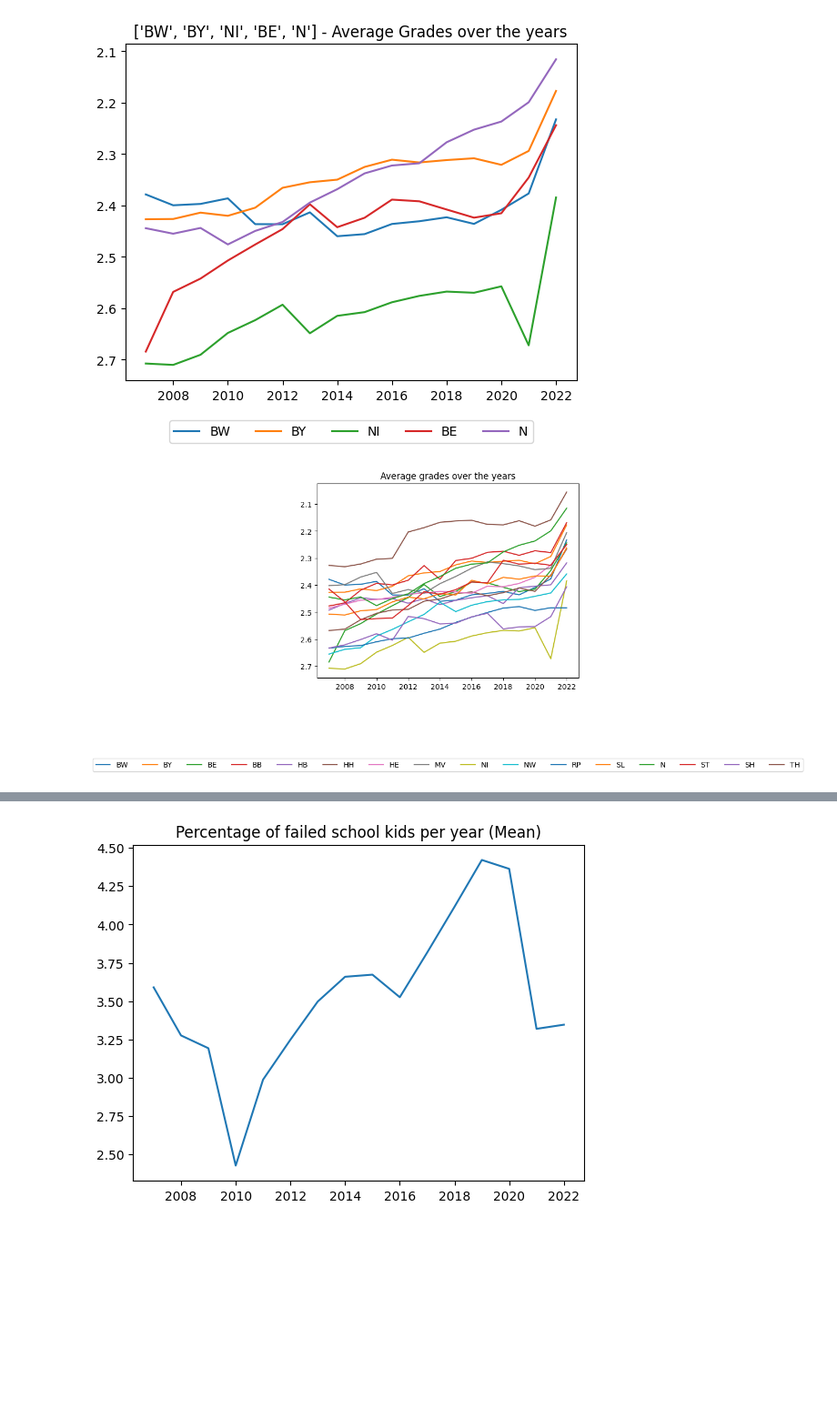
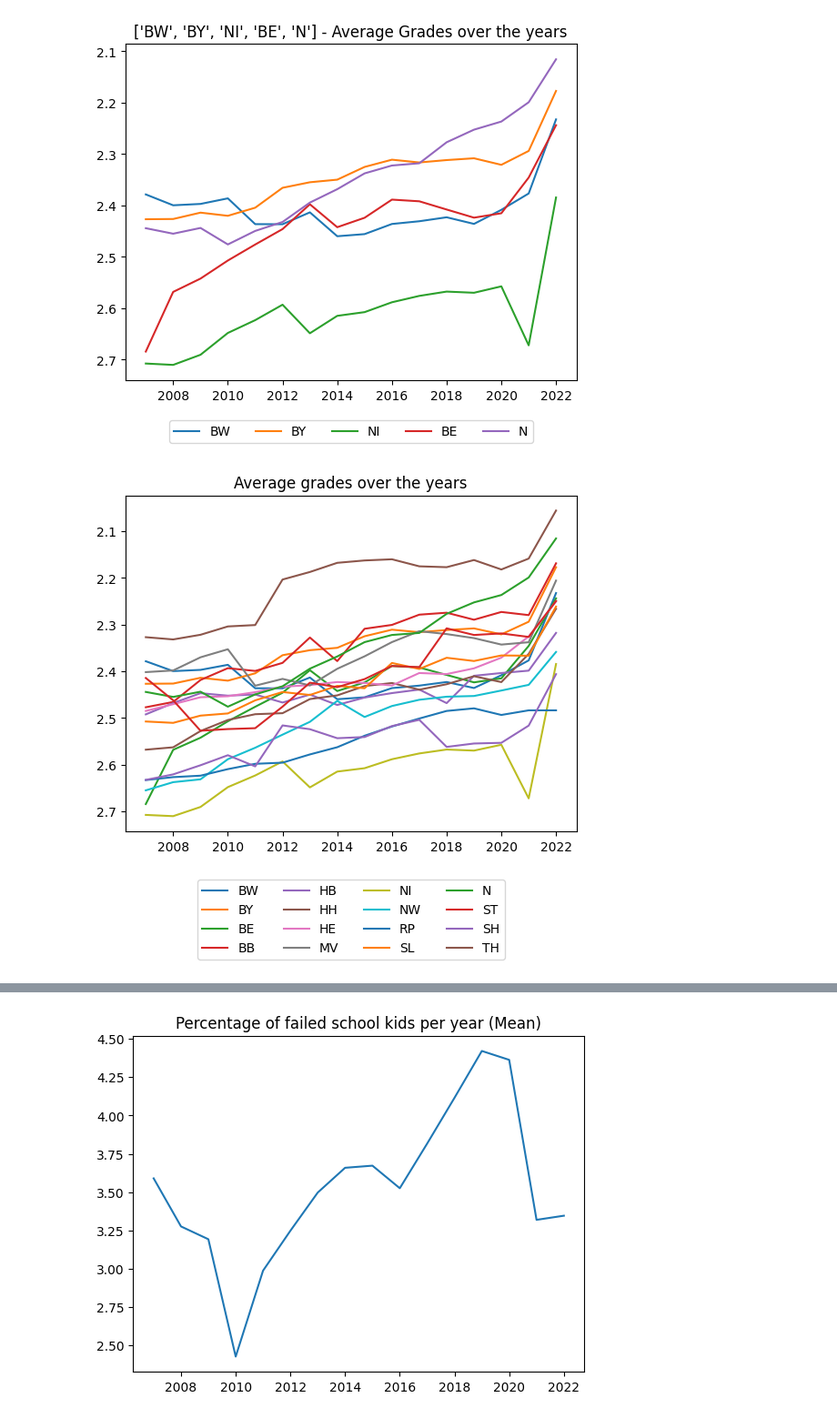
Before and after one commit to KarylReyne/DataLiteracyWS23, a Jupyter notebook: src/data_lit_covid_school/overview_grades.ipynb, the cells around one changed output, grey strips where cells are left out. Shown at 91% size. Saved outputs shown, nothing was run; the diff lists cells and outputs as text; code cells hidden in the pictures; blank space fills up the shorter version.

Commit message:
ADD: Legends

```diff
--- a/src/data_lit_covid_school/overview_grades.ipynb
+++ b/src/data_lit_covid_school/overview_grades.ipynb
@@ -107,16 +107,16 @@ plt.show()
 # %%
 
 plot_data = get_average_grades_by_year_and_state(grades_flat, grades_flat.columns.get_level_values(0))
 fig, axs = plt.subplots(1,1)
 ax = axs
 ax.set_title('Average grades over the years')
 ax.plot(plot_data)
-ax.legend(loc='lower center', bbox_to_anchor=(0.5, -0.5), ncol=len(plot_data.columns), labels=plot_data.columns)
+ax.legend(loc='lower center', bbox_to_anchor=(0.5, -0.4), ncol=len(plot_data.columns)/4, labels=plot_data.columns)
 # ax.set_ylim((2.1, 2.7))
 ax.invert_yaxis()
 plt.show()
 # %% [output]
-[figure, old version]
+[figure, new version]
 # %%
 data = get_average_grades_by_year_and_state(grades_flat, grades_flat.columns.get_level_values(0))
 overall_mean = data.mean(axis=1)
```
Also changed, not shown: parts of 4 cells of this notebook.
